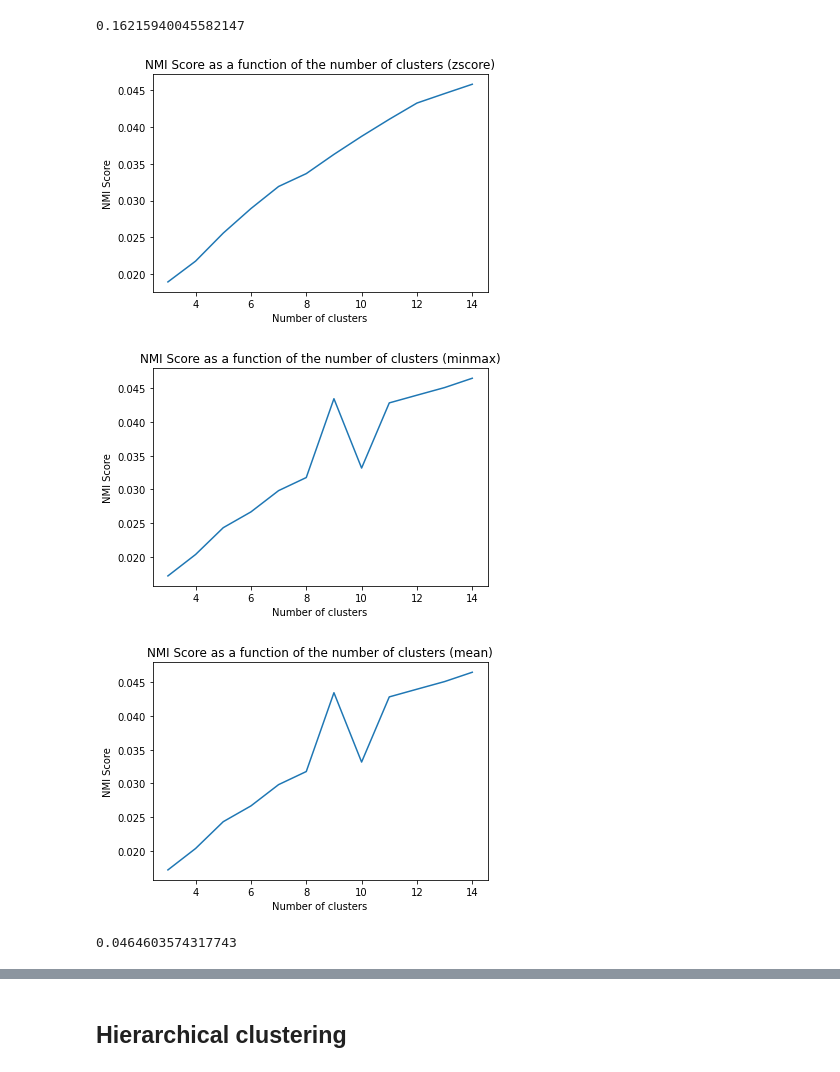
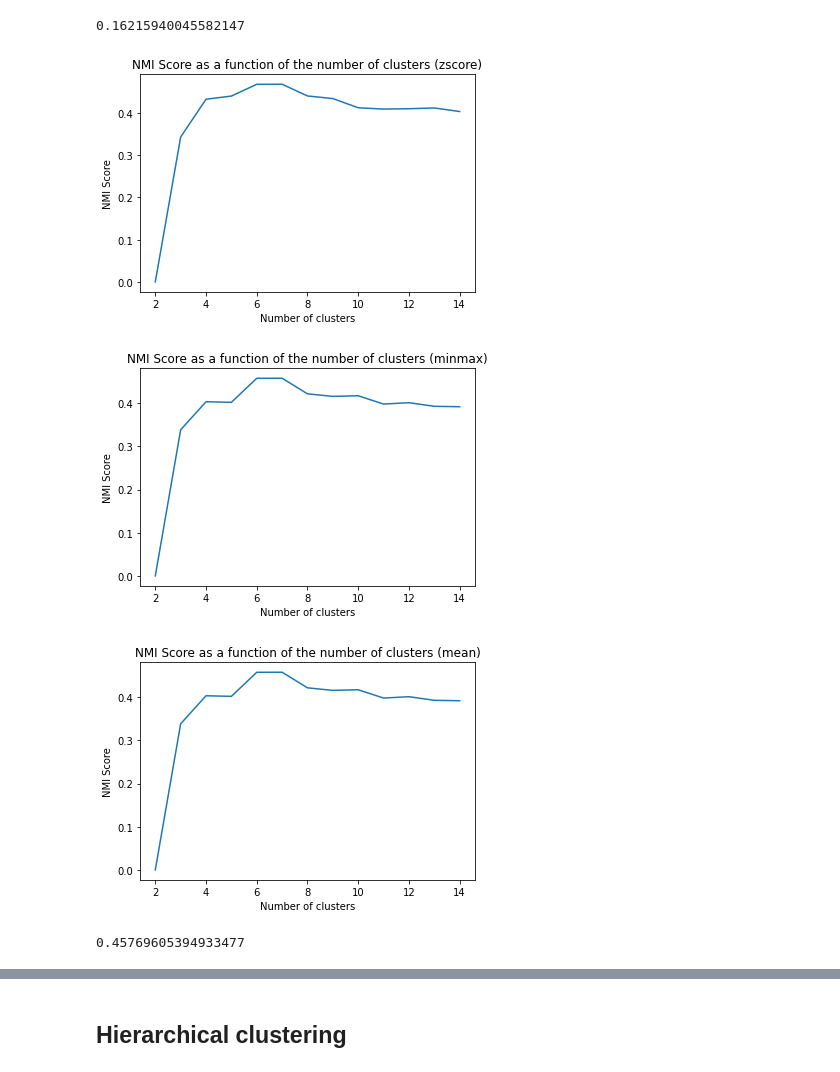
Before and after one commit to breno-aberle/data-mining-clustering-project, a Jupyter notebook: dm_project_code_ms.ipynb, the cells around one changed output, grey strips where cells are left out. Cells and saved outputs as stored; diff of their text form; code cells hidden in the pictures.

Commit message:
PCA 2 components for ms data

```diff
--- a/dm_project_code_ms.ipynb
+++ b/dm_project_code_ms.ipynb
@@ -52,7 +52,7 @@ We can use Principal Component Analysis to reduce the dimensionality of the data
 PCA works by creating an eigendecomposition of the data matrix and transforming the data using the first k eigenvectors corresponding to the largest eigenvalues.
 # %%
 datasets = ['zscore', 'minmax', 'mean']
-datas_reduced_pca = [preprocess(data, method, reduce_method='pca', idx_cols=2, std_pca=True) for method in tqdm(datasets)]
+datas_reduced_pca = [preprocess(data, method, reduce_method='pca', idx_cols=2, std_pca=True, pca_pct=2) for method in tqdm(datasets)]
 datas_reduced_umap = [preprocess(data, method, reduce_method='umap', idx_cols=2, std_pca=True) for method in tqdm(datasets)]
 # %%
 datas_reduced_umap[0].head()
@@ -98,24 +97,24 @@ print(max(scores))
 # %%
 for data_reduced, method in zip(datas_reduced_pca, datasets):
     scores = []
-    n_clusters = range(3, 15)
+    n_clusters = range(2, 15)
     truth = data['class'].values - 1
     for k in tqdm(n_clusters):
         preds, km = kmeans(data_reduced, k)
         score = nmi(truth, preds, k)
         scores.append(score)
     plt.plot(n_clusters, scores)
     plt.xlabel("Number of clusters")
     plt.ylabel("NMI Score")
     plt.title("NMI Score as a function of the number of clusters (" + method + ")")
     plt.show()
 
     print(max(scores))
 # %% [output]
-[figure, old version]
+[figure, new version]
-[figure, old version]
+[figure, new version]
-[figure, old version]
+[figure, new version]
-0.0464603574317743
+0.45769605394933477
 # %%
 best_preds = []
 best_score = 1
```
Also changed, not shown: parts of 11 cells of this notebook, 1 other file.
